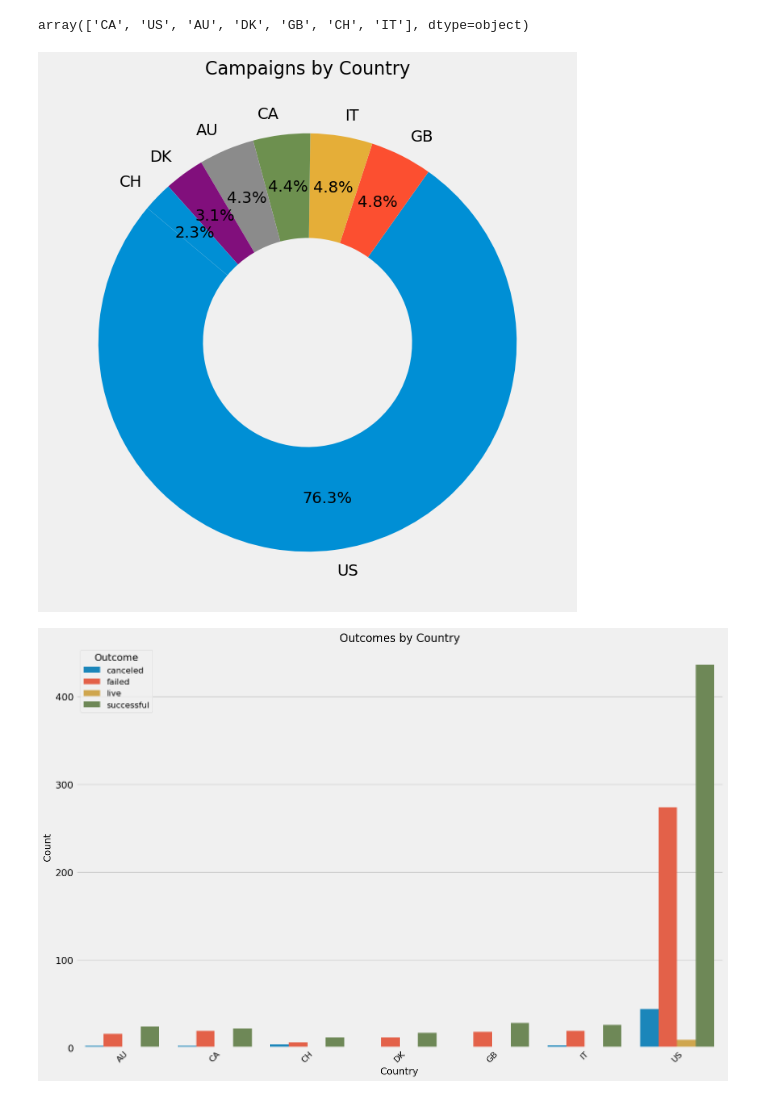
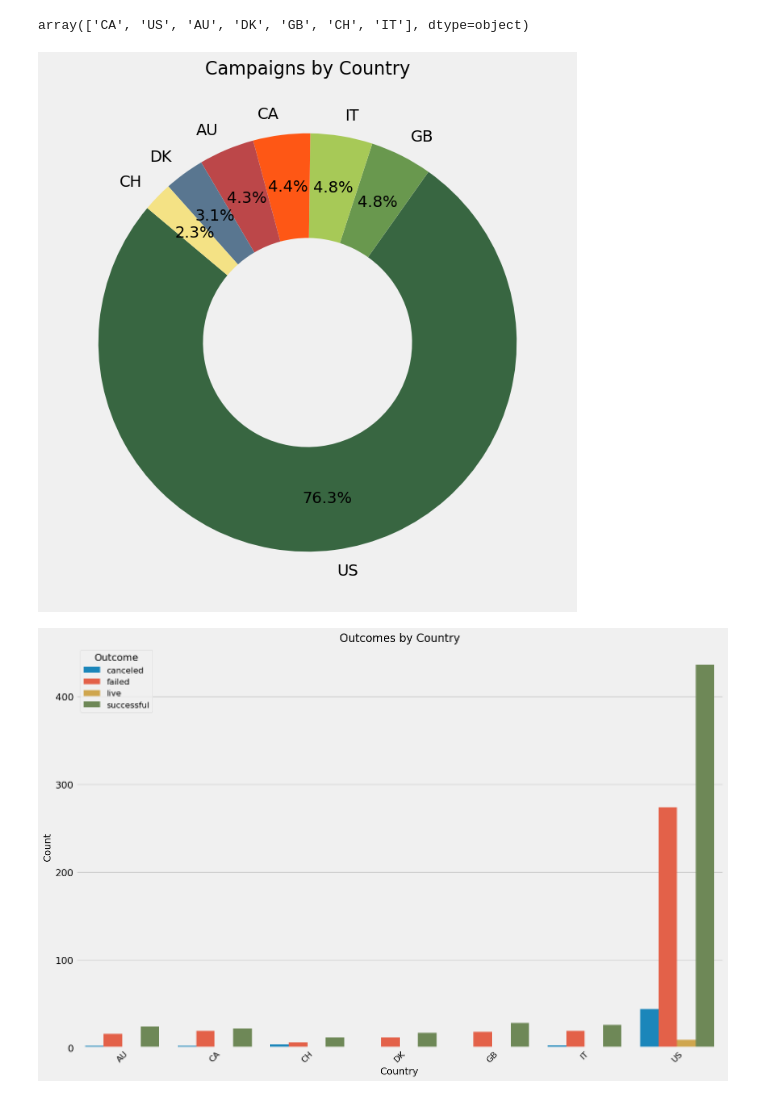
Before and after one commit to epino93/Project2_Group7_, a Jupyter notebook: part_4_crowdfunding_queries.ipynb, the cells around one changed output. Drawn from its saved outputs; the diff is of its cells as text; code cells hidden in the pictures.

```diff
--- a/part_4_crowdfunding_queries.ipynb
+++ b/part_4_crowdfunding_queries.ipynb
@@ -402,28 +403,37 @@ array(['CA', 'US', 'AU', 'DK', 'GB', 'CH', 'IT'], dtype=object)
 # %%
 # Create a donut chart showing the distro of campaigns by country
 country_count = df3['country'].value_counts()
 
 labels = country_count.index
 sizes = country_count.values
+
+# Define the color palette
+coolors_palette = ["#386641", "#6a994e", "#a7c957", "#ff5714", "#bc4749", "#577590", "#f4e285"]
+
+# Create a custom colormap from the Coolors palette
+cmap = LinearSegmentedColormap.from_list("coolors_gradient", coolors_palette, N=256)
+
+gradient_colors = cmap(np.linspace(0, 1, 7))
 
 # Plot the donut chart
 plt.figure(figsize=(8, 8))
 plt.pie(
     sizes,
     labels=labels,
     autopct='%1.1f%%',
     startangle=140,
     wedgeprops=dict(width=0.5),
+    colors=gradient_colors,
     pctdistance=0.75
 )
 
 # Add a title
 plt.title("Campaigns by Country", fontsize=16)
 
 # Show the chart
 plt.show()
 # %% [output]
-[figure, old version]
+[figure, new version]
 # %%
 # Outcome by Country
 outcome_country = df3.groupby(["country", "outcome"]).size().reset_index(name="count")
```
Also changed, not shown: parts of 7 cells of this notebook.
